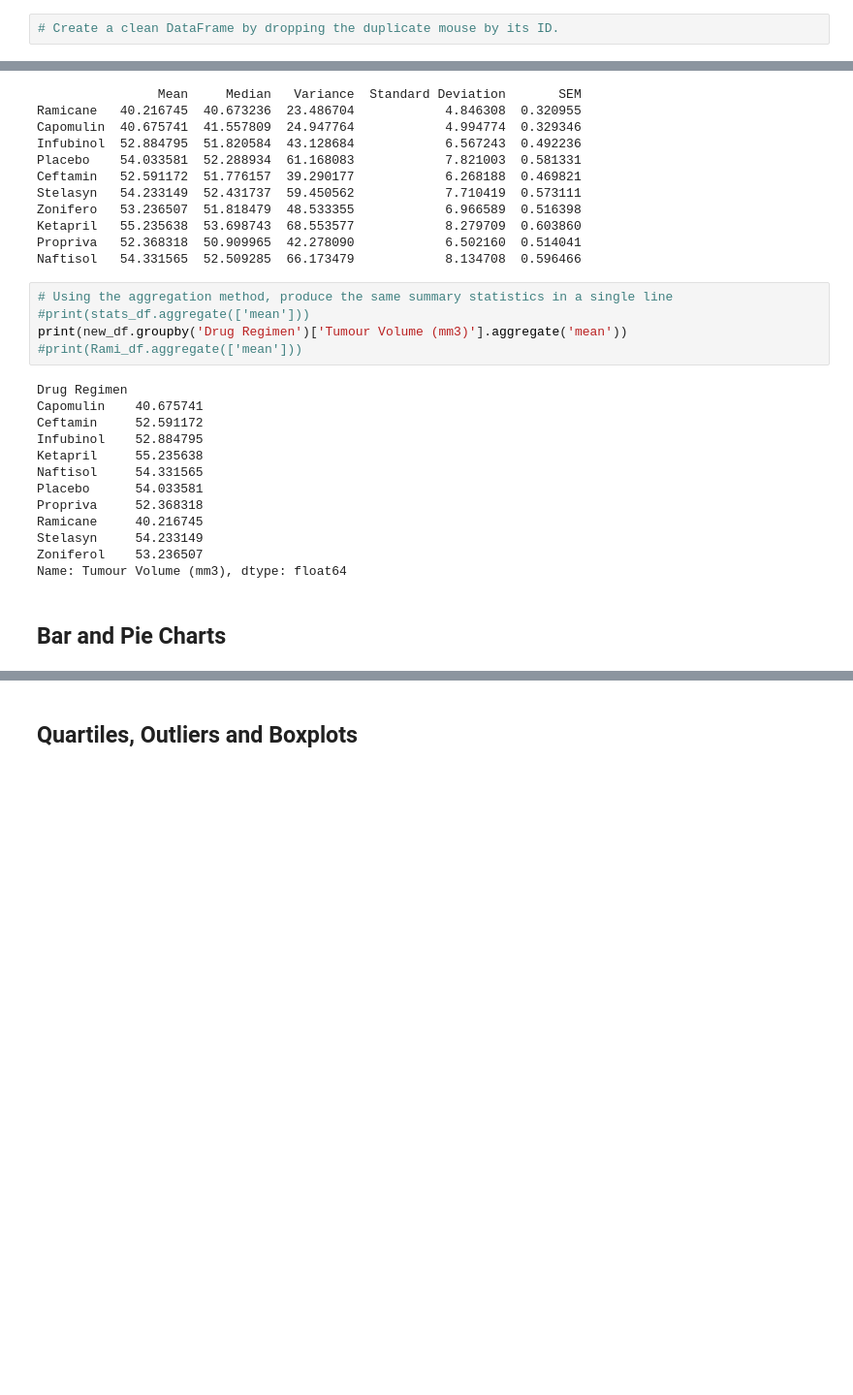
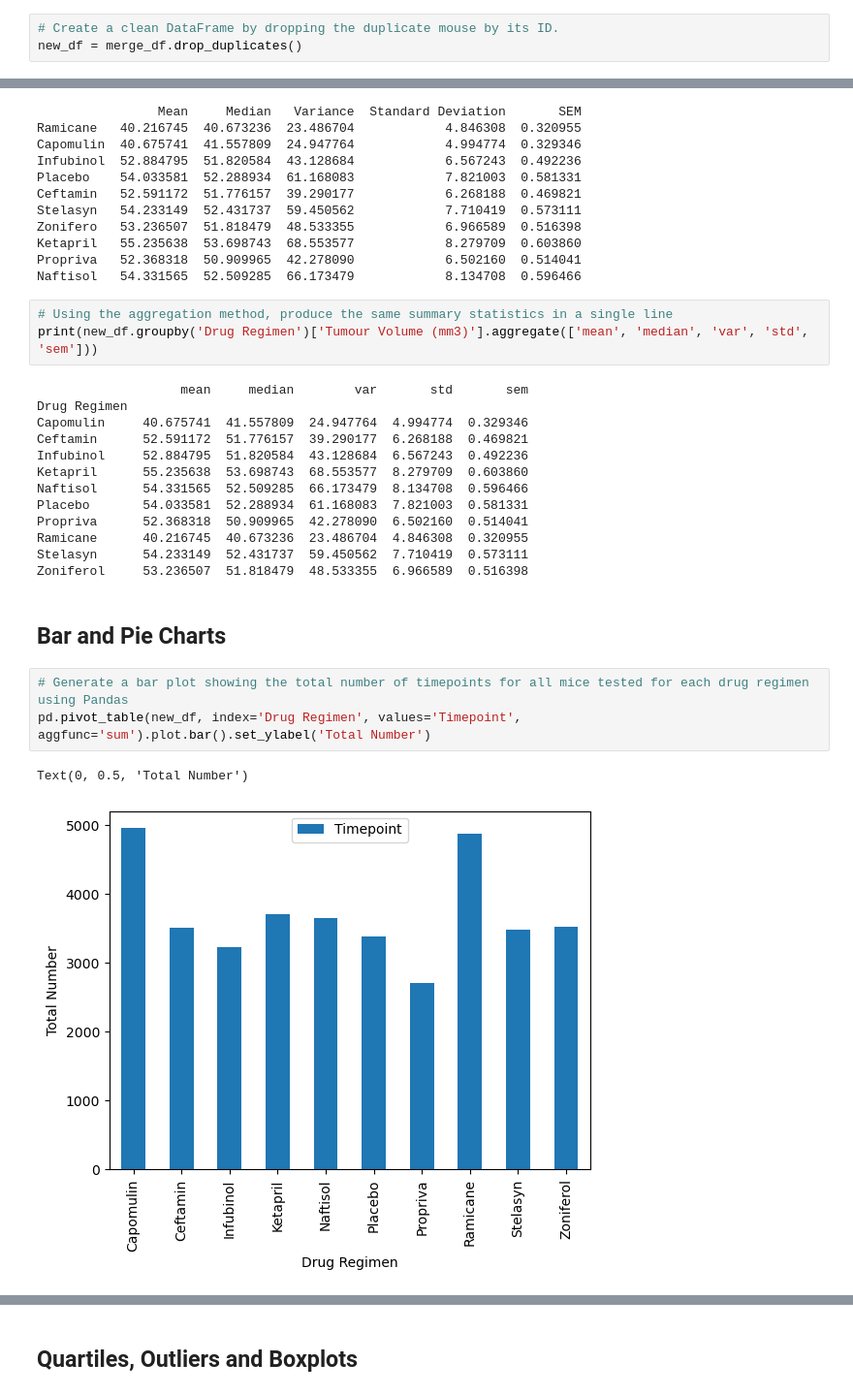
Before and after one commit to ricarojas/pymaceuticals, a Jupyter notebook: pymaceuticals_starter.ipynb, the cells around one changed output, grey strips where cells are left out. Shown at 97% size. Saved outputs shown, nothing was run; the diff lists cells and outputs as text; blank space fills up the shorter version.

```diff
--- a/pymaceuticals_starter.ipynb
+++ b/pymaceuticals_starter.ipynb
@@ -86,5 +117,6 @@ print(new_df)
 # Optional: Get all the data for the duplicate mouse ID.
 # %%
 # Create a clean DataFrame by dropping the duplicate mouse by its ID.
+new_df = merge_df.drop_duplicates()
 # %%
 # Checking the number of mice in the clean DataFrame.
@@ -218,22 +245,26 @@ Propriva   52.368318  50.909965  42.278090            6.502160  0.514041
 Naftisol   54.331565  52.509285  66.173479            8.134708  0.596466
 # %%
 # Using the aggregation method, produce the same summary statistics in a single line
-#print(stats_df.aggregate(['mean']))
-print(new_df.groupby('Drug Regimen')['Tumour Volume (mm3)'].aggregate('mean'))
-#print(Rami_df.aggregate(['mean']))
+print(new_df.groupby('Drug Regimen')['Tumour Volume (mm3)'].aggregate(['mean', 'median', 'var', 'std', 'sem']))
 # %% [output]
+                   mean     median        var       std       sem
 Drug Regimen
-Capomulin    40.675741
-Ceftamin     52.591172
-Infubinol    52.884795
-Ketapril     55.235638
-Naftisol     54.331565
-Placebo      54.033581
-Propriva     52.368318
-Ramicane     40.216745
-Stelasyn     54.233149
-Zoniferol    53.236507
-Name: Tumour Volume (mm3), dtype: float64
+Capomulin     40.675741  41.557809  24.947764  4.994774  0.329346
+Ceftamin      52.591172  51.776157  39.290177  6.268188  0.469821
+Infubinol     52.884795  51.820584  43.128684  6.567243  0.492236
+Ketapril      55.235638  53.698743  68.553577  8.279709  0.603860
+Naftisol      54.331565  52.509285  66.173479  8.134708  0.596466
+Placebo       54.033581  52.288934  61.168083  7.821003  0.581331
+Propriva      52.368318  50.909965  42.278090  6.502160  0.514041
+Ramicane      40.216745  40.673236  23.486704  4.846308  0.320955
+Stelasyn      54.233149  52.431737  59.450562  7.710419  0.573111
+Zoniferol     53.236507  51.818479  48.533355  6.966589  0.516398
 # %% [markdown]
 ## Bar and Pie Charts
+# %%
+# Generate a bar plot showing the total number of timepoints for all mice tested for each drug regimen using Pandas
+pd.pivot_table(new_df, index='Drug Regimen', values='Timepoint', aggfunc='sum').plot.bar().set_ylabel('Total Number')
+# %% [output]
+Text(0, 0.5, 'Total Number')
+[figure, added]
 # %%
```
Also changed, not shown: parts of 10 cells of this notebook.
